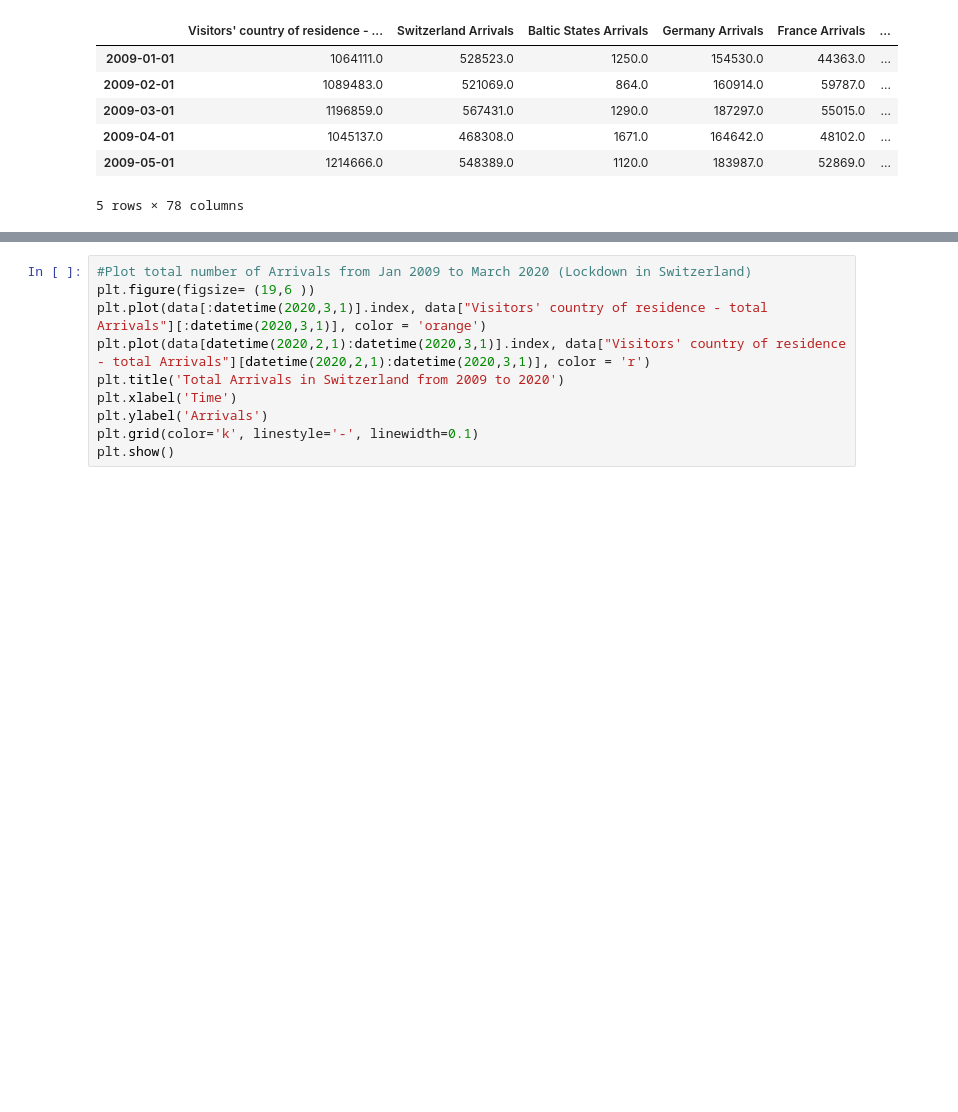
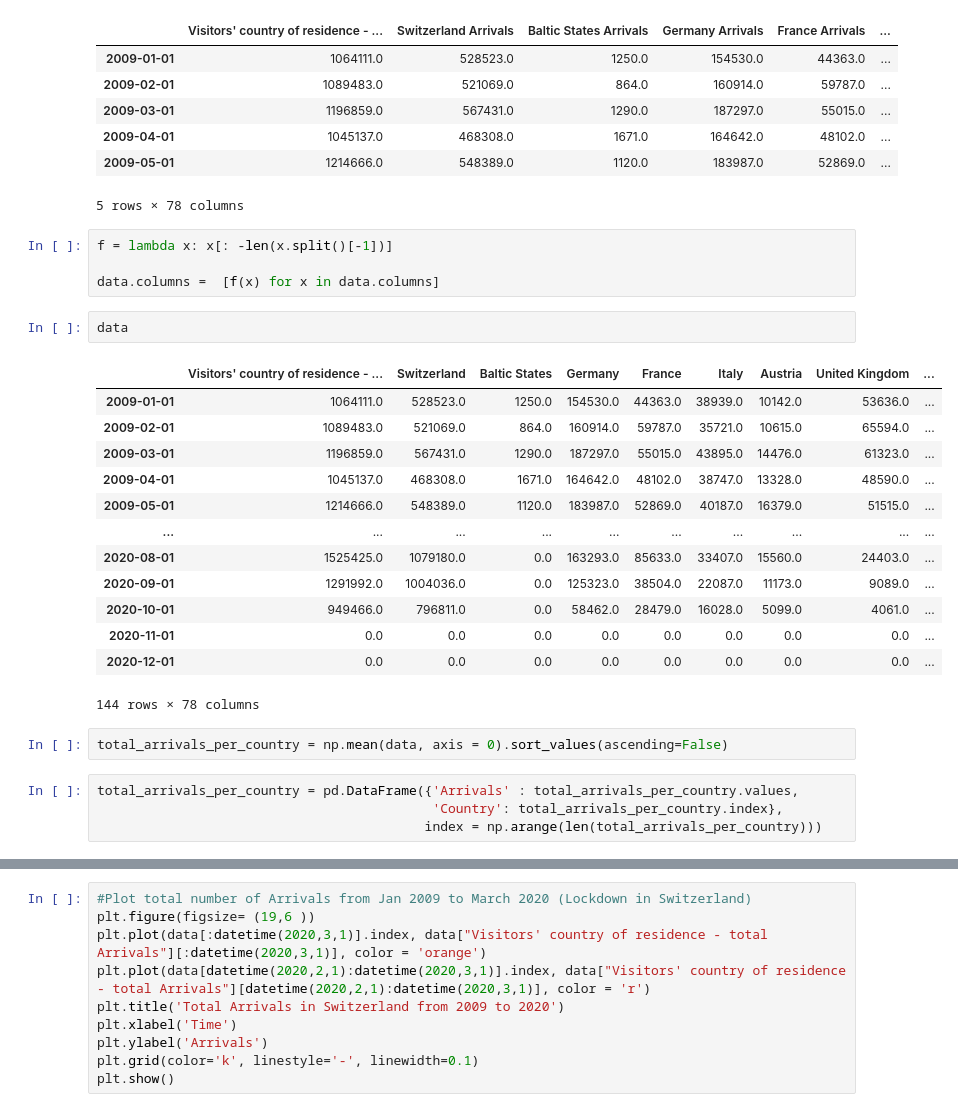
Before and after one commit to naayem/SwissHotelArrivalsPredictor, a Jupyter notebook: Project.ipynb, the cells around one changed output, grey strips where cells are left out. Saved outputs shown, nothing was run; the diff lists cells and outputs as text; blank space fills up the shorter version.

```diff
--- a/Project.ipynb
+++ b/Project.ipynb
@@ -40,3 +40,29 @@ data.head(5)
 | 2009-04-01 | 1045137.0 | 468308.0 | 1671.0 | 164642.0 | 48102.0 | ... |
 | 2009-05-01 | 1214666.0 | 548389.0 | 1120.0 | 183987.0 | 52869.0 | ... |
 5 rows × 78 columns
+# %%
+f = lambda x: x[: -len(x.split()[-1])]
+
+data.columns =  [f(x) for x in data.columns]
+# %%
+data
+# %% [output]
+|  | Visitors' country of residence - ... | Switzerland | Baltic States | Germany | France | Italy | Austria | United Kingdom | ... |
+| 2009-01-01 | 1064111.0 | 528523.0 | 1250.0 | 154530.0 | 44363.0 | 38939.0 | 10142.0 | 53636.0 | ... |
+| 2009-02-01 | 1089483.0 | 521069.0 | 864.0 | 160914.0 | 59787.0 | 35721.0 | 10615.0 | 65594.0 | ... |
+| 2009-03-01 | 1196859.0 | 567431.0 | 1290.0 | 187297.0 | 55015.0 | 43895.0 | 14476.0 | 61323.0 | ... |
+| 2009-04-01 | 1045137.0 | 468308.0 | 1671.0 | 164642.0 | 48102.0 | 38747.0 | 13328.0 | 48590.0 | ... |
+| 2009-05-01 | 1214666.0 | 548389.0 | 1120.0 | 183987.0 | 52869.0 | 40187.0 | 16379.0 | 51515.0 | ... |
+| ... | ... | ... | ... | ... | ... | ... | ... | ... | ... |
+| 2020-08-01 | 1525425.0 | 1079180.0 | 0.0 | 163293.0 | 85633.0 | 33407.0 | 15560.0 | 24403.0 | ... |
+| 2020-09-01 | 1291992.0 | 1004036.0 | 0.0 | 125323.0 | 38504.0 | 22087.0 | 11173.0 | 9089.0 | ... |
+| 2020-10-01 | 949466.0 | 796811.0 | 0.0 | 58462.0 | 28479.0 | 16028.0 | 5099.0 | 4061.0 | ... |
+| 2020-11-01 | 0.0 | 0.0 | 0.0 | 0.0 | 0.0 | 0.0 | 0.0 | 0.0 | ... |
+| 2020-12-01 | 0.0 | 0.0 | 0.0 | 0.0 | 0.0 | 0.0 | 0.0 | 0.0 | ... |
+144 rows × 78 columns
+# %%
+total_arrivals_per_country = np.mean(data, axis = 0).sort_values(ascending=False)
+# %%
+total_arrivals_per_country = pd.DataFrame({'Arrivals' : total_arrivals_per_country.values,
+                                           'Country': total_arrivals_per_country.index},
+                                          index = np.arange(len(total_arrivals_per_country)))
```
Also changed, not shown: parts of 8 cells of this notebook, 1 other file.
